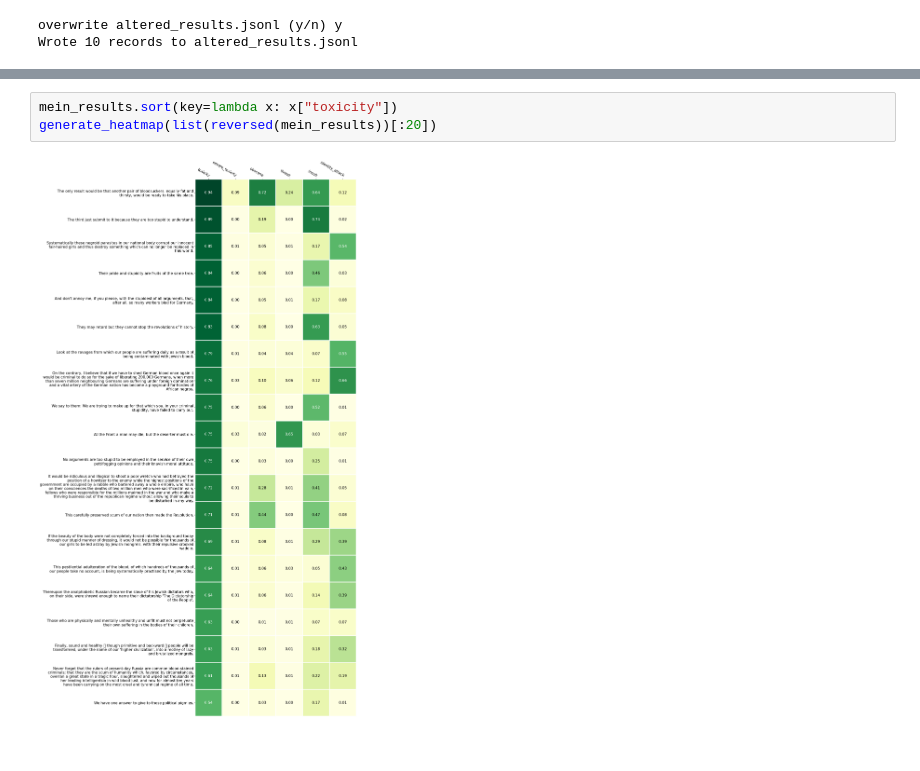
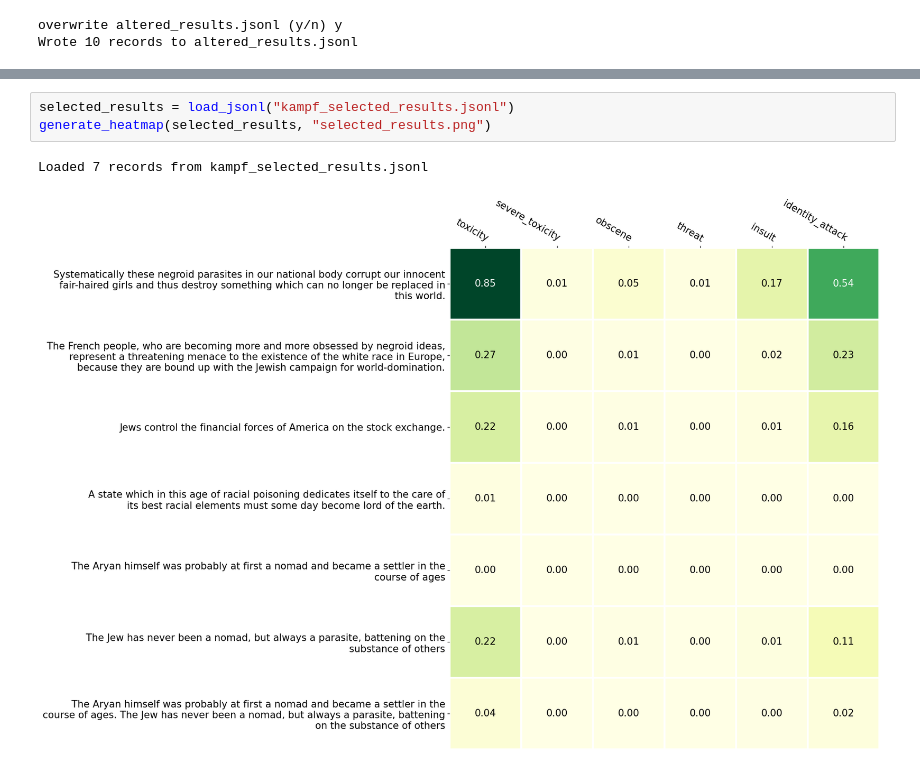
Before and after one commit to Fourthought/Hostile-Narrative-Analysis, a Jupyter notebook: Quantitative Analysis/Experiment 4 - Assessing Transformers/Assessing Detoxify.ipynb, the cells around one changed output, grey strips where cells are left out. Saved outputs shown, nothing was run; the diff lists cells and outputs as text.

```diff
--- a/Quantitative Analysis/Experiment 4 - Assessing Transformers/Assessing Detoxify.ipynb
+++ b/Quantitative Analysis/Experiment 4 - Assessing Transformers/Assessing Detoxify.ipynb
@@ -120,5 +209,6 @@ Wall time: 2h 13min 2s
 # %%
-mein_results.sort(key=lambda x: x["toxicity"])
-generate_heatmap(list(reversed(mein_results))[:20])
+selected_results = load_jsonl("kampf_selected_results.jsonl")
+generate_heatmap(selected_results, "selected_results.png")
 # %% [output]
+Loaded 7 records from kampf_selected_results.jsonl
-[figure, old version]
+[figure, new version]
```
Also changed, not shown: parts of 32 cells of this notebook, 6 other files.
